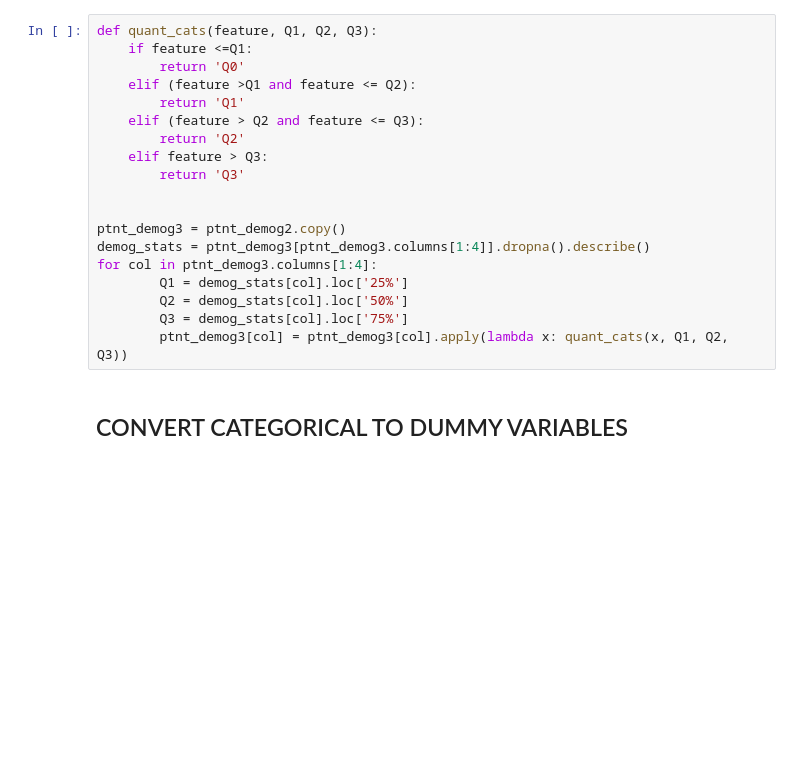
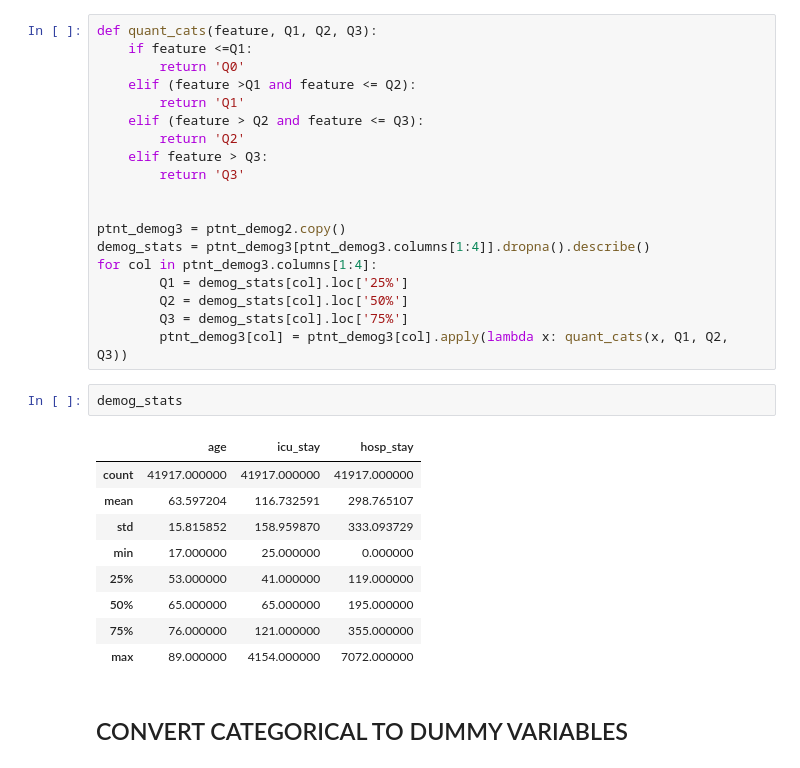
Before and after one commit to RJBeetel3/mimic3_analysis, a Jupyter notebook: PATIENT_DEMOGRAPHICS_FIRST24.ipynb, the cells around one changed output. Drawn from its saved outputs; the diff is of its cells as text; blank space fills up the shorter version.

```diff
--- a/PATIENT_DEMOGRAPHICS_FIRST24.ipynb
+++ b/PATIENT_DEMOGRAPHICS_FIRST24.ipynb
@@ -377,5 +421,17 @@ for col in ptnt_demog3.columns[1:4]:
         Q2 = demog_stats[col].loc['50%']
         Q3 = demog_stats[col].loc['75%']
         ptnt_demog3[col] = ptnt_demog3[col].apply(lambda x: quant_cats(x, Q1, Q2, Q3))
+# %%
+demog_stats
+# %% [output]
+|  | age | icu_stay | hosp_stay |
+| count | 41917.000000 | 41917.000000 | 41917.000000 |
+| mean | 63.597204 | 116.732591 | 298.765107 |
+| std | 15.815852 | 158.959870 | 333.093729 |
+| min | 17.000000 | 25.000000 | 0.000000 |
+| 25% | 53.000000 | 41.000000 | 119.000000 |
+| 50% | 65.000000 | 65.000000 | 195.000000 |
+| 75% | 76.000000 | 121.000000 | 355.000000 |
+| max | 89.000000 | 4154.000000 | 7072.000000 |
 # %% [markdown]
 ## CONVERT CATEGORICAL TO DUMMY VARIABLES
```
Also changed, not shown: parts of 9 cells of this notebook, 1 other file.
